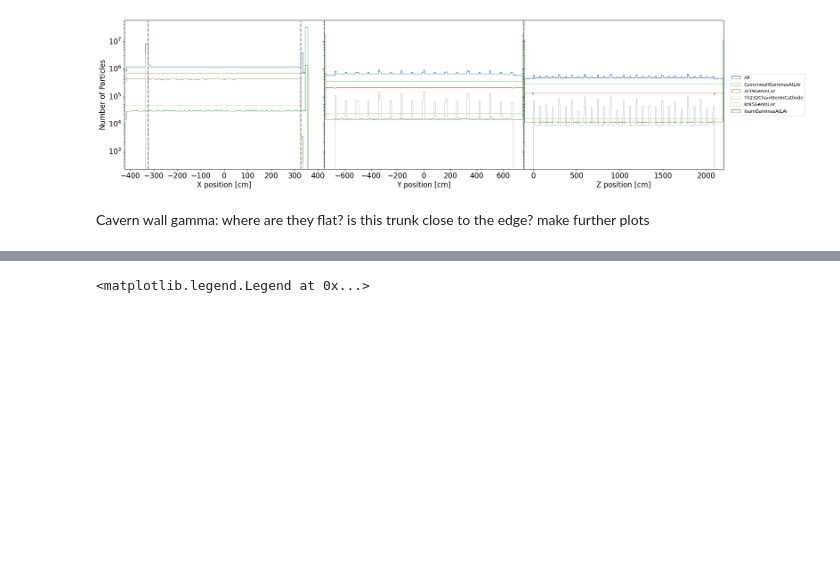
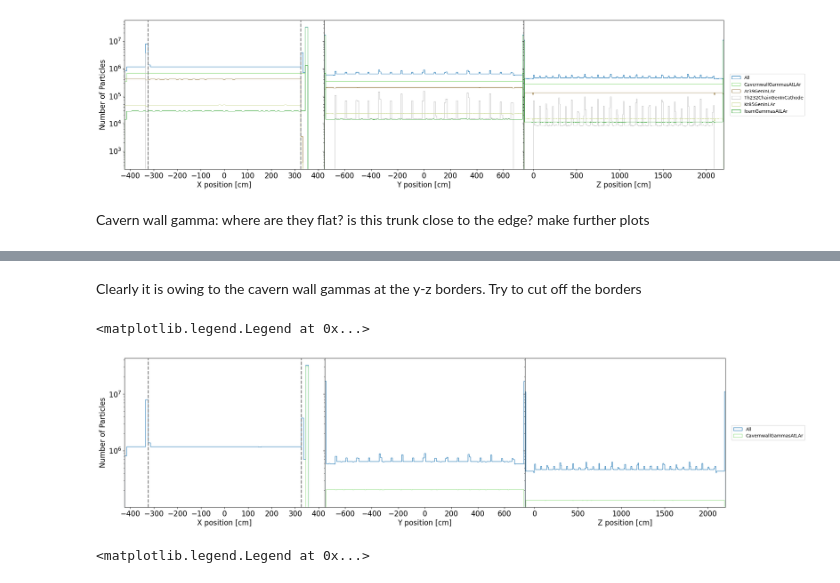
Before and after one commit to yuntsebaryon/GAMPix4SNe, a Jupyter notebook: Validation/gen/plotGen.ipynb, the cells around one changed output, grey strips where cells are left out. Cells and saved outputs as stored; diff of their text form; code cells hidden in the pictures; blank space fills up the shorter version.

```diff
--- a/Validation/gen/plotGen.ipynb
+++ b/Validation/gen/plotGen.ipynb
@@ -452,3 +496,57 @@ Cavern wall gamma: where are they flat?  is  this trunk close to the edge?  make
+# %% [markdown]
+Clearly it is owing to the cavern wall gammas at the y-z borders.  Try to cut off the borders
+# %%
+fig, ax = plt.subplots(1, 3, figsize = (24, 6), sharey = True)
+fig.subplots_adjust(wspace = 0)  # remove gaps between panels
+
+xbins = np.linspace(-425, 425, 86)
+ybins = np.linspace(-755, 755, 152)
+zbins = np.linspace(-110, 2200, 232)
+yzmask = ( (df['y'] > -745) & (df['y'] < 745) & (df['z'] > -100) & (df['z'] < 2190) )
+
+fontS = 16
+
+CavernWallGammaCode = 3641398812
+CavernWallGammaColor = labelDF.loc[labelDF['labelCode'].eq(CavernWallGammaCode), 'color']
+CavernWallGammaLabel = labelDF.loc[labelDF['labelCode'].eq(CavernWallGammaCode), 'label']
+
+## X
+ax[0].hist(df.x, bins = xbins, histtype = 'step', label = 'All')
+# for radMap in top5_with_names.itertuples(index = False):
+ax[0].hist(df.loc[df['labelcode'].eq(CavernWallGammaCode) & yzmask, 'x'], bins = xbins, histtype = 'step', color = CavernWallGammaColor, label = CavernWallGammaLabel)
+
+ax[0].axvline(x = -325, color = "tab:grey", linestyle = "--", linewidth = 2)
+ax[0].axvline(x = 325, color = "tab:grey", linestyle = "--", linewidth = 2)
+
+ax[0].set_xlabel('X position [cm]', fontsize = fontS)
+ax[0].set_ylabel('Number of Particles', fontsize = fontS)
+ax[0].set_xlim([-425, 425])
+
+## Y
+ax[1].hist(df.y, bins = ybins, histtype = 'step', label = 'All')
+# for radMap in top5_with_names.itertuples(index = False):
+ax[1].hist(df.loc[df['labelcode'].eq(CavernWallGammaCode) & yzmask, 'y'], bins = ybins, histtype = 'step', color = CavernWallGammaColor, label = CavernWallGammaLabel)
+
+ax[1].set_xlabel('Y position [cm]', fontsize = fontS)
+ax[1].set_xlim([-755, 755])
+
+## Z
+ax[2].hist(df.z, bins = zbins, histtype = 'step', label = 'All')
+# for radMap in top5_with_names.itertuples(index = False):
+ax[2].hist(df.loc[df['labelcode'].eq(CavernWallGammaCode) & yzmask, 'z'], bins = zbins, histtype = 'step', color = CavernWallGammaColor, label = CavernWallGammaLabel)
+
+ax[2].set_xlabel('Z position [cm]', fontsize = fontS)
+ax[2].set_xlim([-110, 2200])
+
+## Common
+for i in range(3):
+    ax[i].tick_params(axis = "both", labelsize = fontS)
+    ax[i].set_yscale('log')
+
+ax[2].legend(loc = "center left", bbox_to_anchor = (1.02, 0.5))
+# %% [output]
+<matplotlib.legend.Legend at 0x...>
+[figure, added]
 # %%
 fig, ax = plt.subplots(1, 3, figsize = (24, 6), sharey = True)
 fig.subplots_adjust(wspace = 0)  # remove gaps between panels
```
Also changed, not shown: parts of 11 cells of this notebook.
